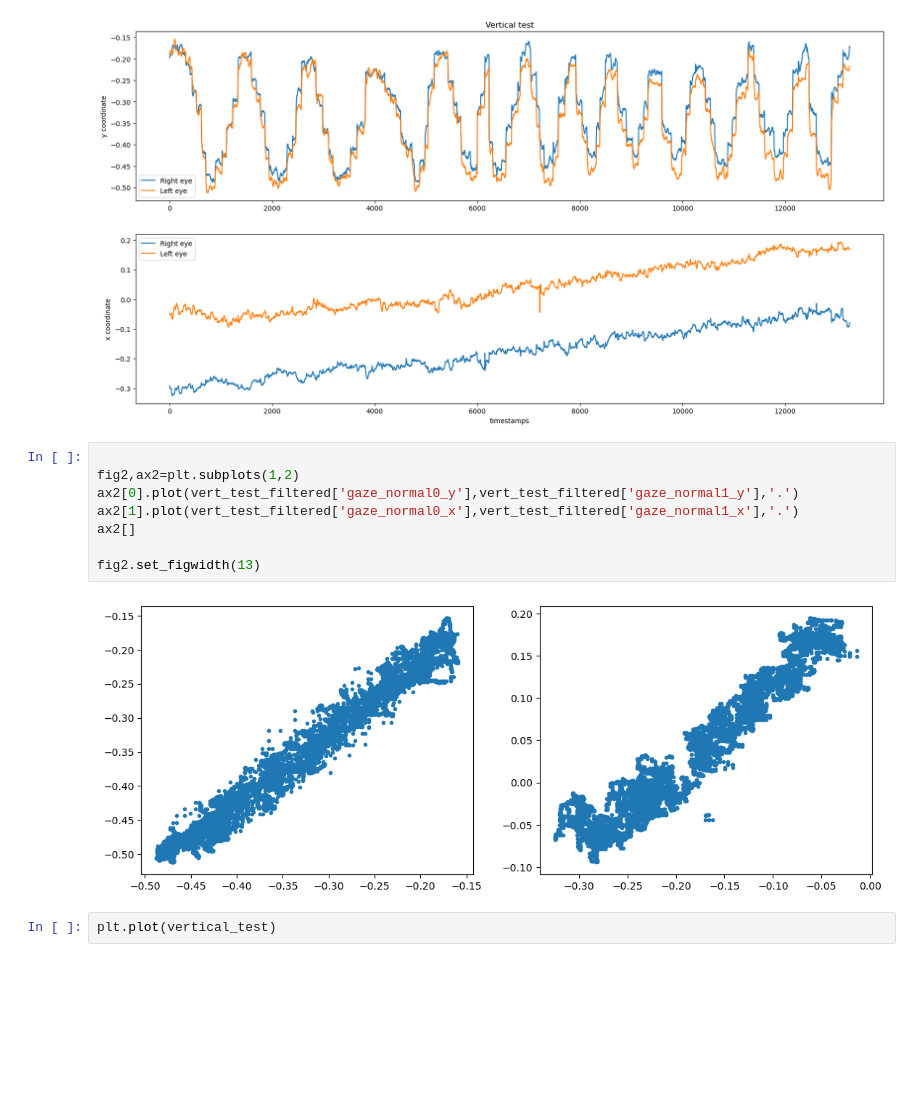
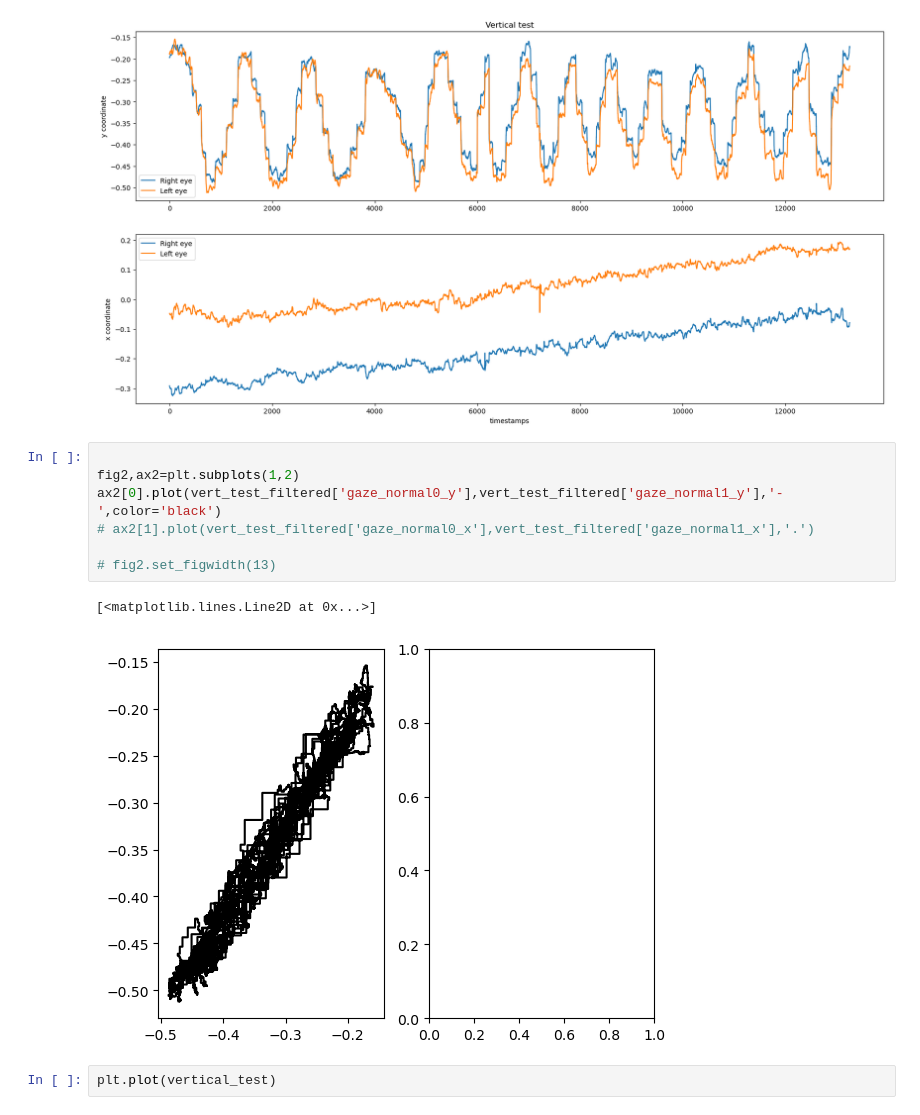
Before and after one commit to Rockyneuron/vision_ejes, a Jupyter notebook: analysis.ipynb, the cells around one changed output. Saved outputs shown, nothing was run; the diff lists cells and outputs as text; blank space fills up the shorter version.

```diff
--- a/analysis.ipynb
+++ b/analysis.ipynb
@@ -113,13 +114,13 @@ fig3.set_figheight(10)
 # %%
 
 fig2,ax2=plt.subplots(1,2)
-ax2[0].plot(vert_test_filtered['gaze_normal0_y'],vert_test_filtered['gaze_normal1_y'],'.')
-ax2[1].plot(vert_test_filtered['gaze_normal0_x'],vert_test_filtered['gaze_normal1_x'],'.')
-ax2[]
+ax2[0].plot(vert_test_filtered['gaze_normal0_y'],vert_test_filtered['gaze_normal1_y'],'-',color='black')
+# ax2[1].plot(vert_test_filtered['gaze_normal0_x'],vert_test_filtered['gaze_normal1_x'],'.')
 
-fig2.set_figwidth(13)
+# fig2.set_figwidth(13)
 # %% [output]
+[<matplotlib.lines.Line2D at 0x...>]
-[figure, old version]
+[figure, new version]
 # %%
 plt.plot(vertical_test)
 # %% [output]
```
Also changed, not shown: parts of 4 cells of this notebook, 2 other files.
